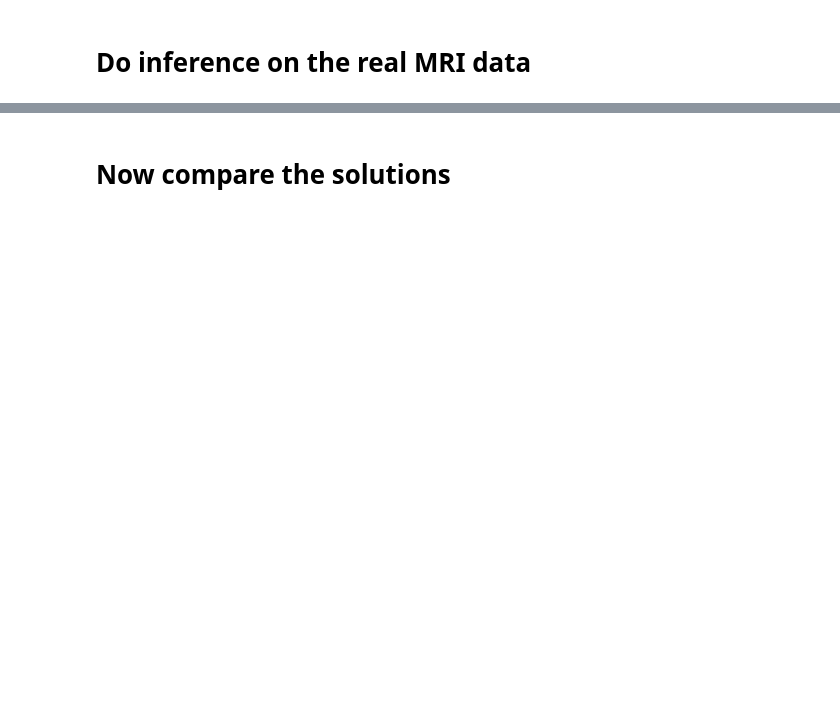
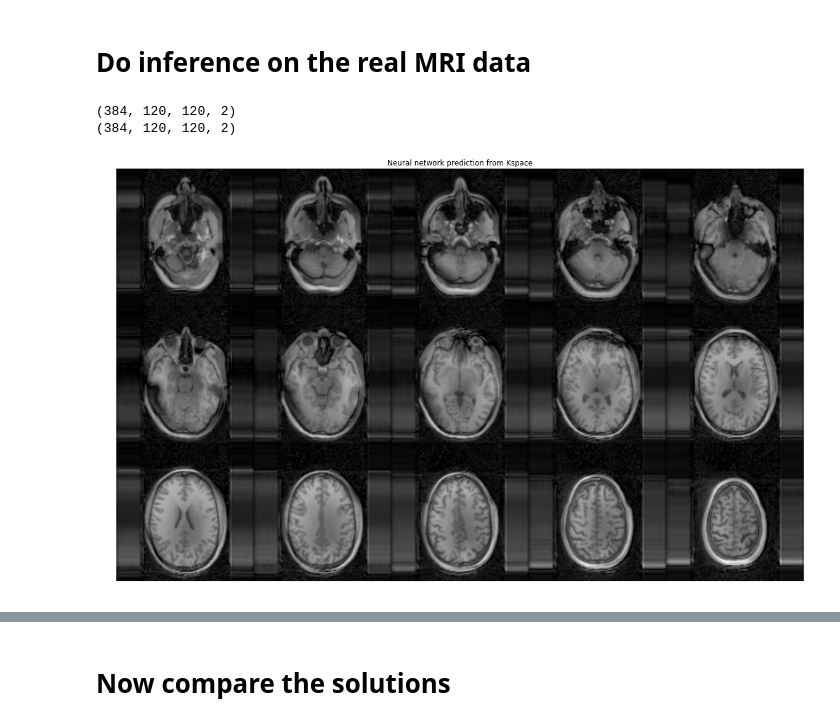
Before and after one commit to kmjohnson3/ML4MI_BootCamp, a Jupyter notebook: ImageReconstruction/CoLab_AutoMap_Recon.ipynb, the cells around one changed output, grey strips where cells are left out. Saved outputs shown, nothing was run; the diff lists cells and outputs as text; code cells hidden in the pictures; blank space fills up the shorter version.

```diff
--- a/ImageReconstruction/CoLab_AutoMap_Recon.ipynb
+++ b/ImageReconstruction/CoLab_AutoMap_Recon.ipynb
@@ -206,9 +234,10 @@ x = keras.layers.Permute((1,3,2))(x)
 x = keras.layers.Conv2D(2*N,kernel_size=(1,2*N),activation='linear',padding='valid',use_bias=False)(x)
 x = keras.layers.Reshape((N,N,2))(x)
 
-#x = Conv2D(8,kernel_size=(3,3),activation='relu',padding='same',use_bias=True)(x)
-#x = Conv2D(8,kernel_size=(3,3),activation='relu',padding='same',use_bias=True)(x)
-#x = Conv2D(2,kernel_size=(3,3),activation='relu',padding='same',name='out_image',use_bias=True)(x)
+
+x = keras.layers.Conv2D(8,kernel_size=(3,3),activation='relu',padding='same',use_bias=True)(x)
+x = keras.layers.Conv2D(8,kernel_size=(3,3),activation='relu',padding='same',use_bias=True)(x)
+x = keras.layers. Conv2D(2,kernel_size=(3,3),activation='relu',padding='same',name='out_image',use_bias=True)(x)
 
 # Recon Network
 model = Model(inputs=inputs,outputs=x)
@@ -485,32 +531,38 @@ plt.show()
 # %% [markdown]
 # Do inference on the real MRI data
 # %%
-# Now lets do the inference
-real_x = x_mri.real
-imag_x = x_mri.imag
-real_x = np.reshape(real_x,(-1,32))
-imag_x = np.reshape(imag_x,(-1,32))
-x_mri_for_NN = np.stack((real_x,imag_x),axis=2)
-x_mri_for_NN = np.stack((real_x,imag_x),axis=2)
-x_mri_for_NN = x_mri_for_NN[:,sampling_mask,:]
+# Subsample kspace and convert to channels
+kspace_mri2 = kspace_mri[:,:,:,sampling_mask]
+kspace_mri2 = np.stack((kspace_mri2.real,kspace_mri2.imag),axis=-1)
+
+
+kspace_mri2 = np.reshape(kspace_mri2,(-1,N,number_phase_encodes,2))
+print(kspace_mri2.shape)
 
 # Run model
-y_mri_NN = model.predict(x=x_mri_for_NN)
+image_NN = model.predict(x=kspace_mri2)
+print(image_NN.shape)
+
 
 # Reshape
-y_mri_NN = np.reshape( y_mri_NN,(15,48,256,32))
+image_NN = np.reshape( image_NN,(coils,slices,N,N,2))
+image_NN = channels_to_complex(image_NN)
 
 # do sum of squares to average coils (detectors)
-y_mri_NN = np.sum(abs(y_mri_NN),axis=1)
-y_mri_NN = np.sqrt(y_mri_NN)
+image_NN = np.sum(abs(image_NN),axis=0)
+image_NN = np.sqrt(image_NN)
 
 # Make a montage (there are other options)
-plot_image = montage( y_mri_NN[:,64:192,:])
+plot_image = montage( image_NN[8::2,:,:])
 
 # Show the image
 plt.figure(figsize=(20,20))
-plt.imshow(plot_image,aspect=1/3,interpolation='bilinear',cmap='gray')
+plt.imshow(plot_image,aspect=1,interpolation='bilinear',cmap='gray')
 plt.axis('off')
 plt.title('Neural network prediction from Kspace')
 plt.show()
+# %% [output]
+(384, 120, 120, 2)
+(384, 120, 120, 2)
+[figure, added]
 # %%
```
Also changed, not shown: parts of 16 cells of this notebook.
